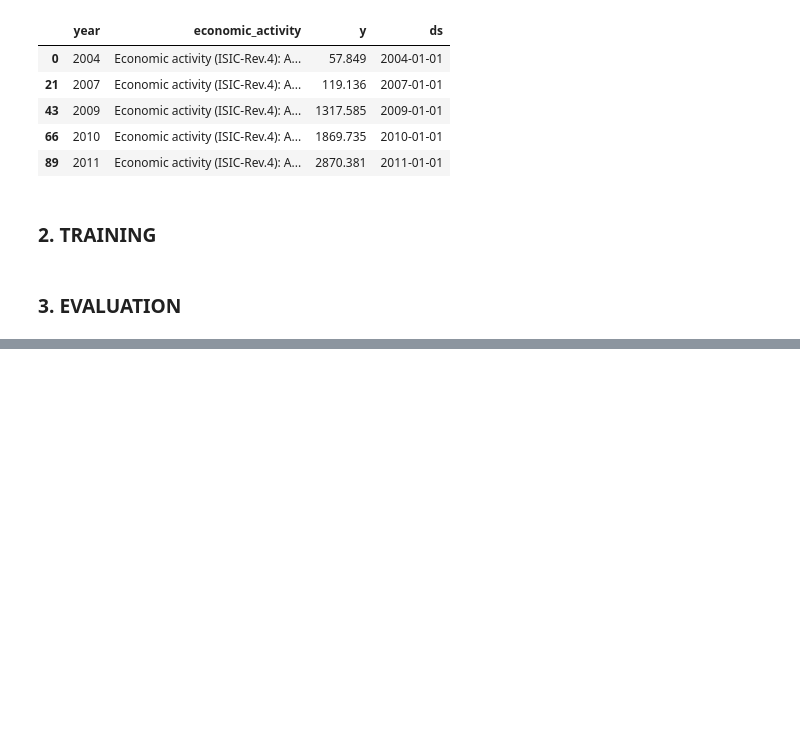
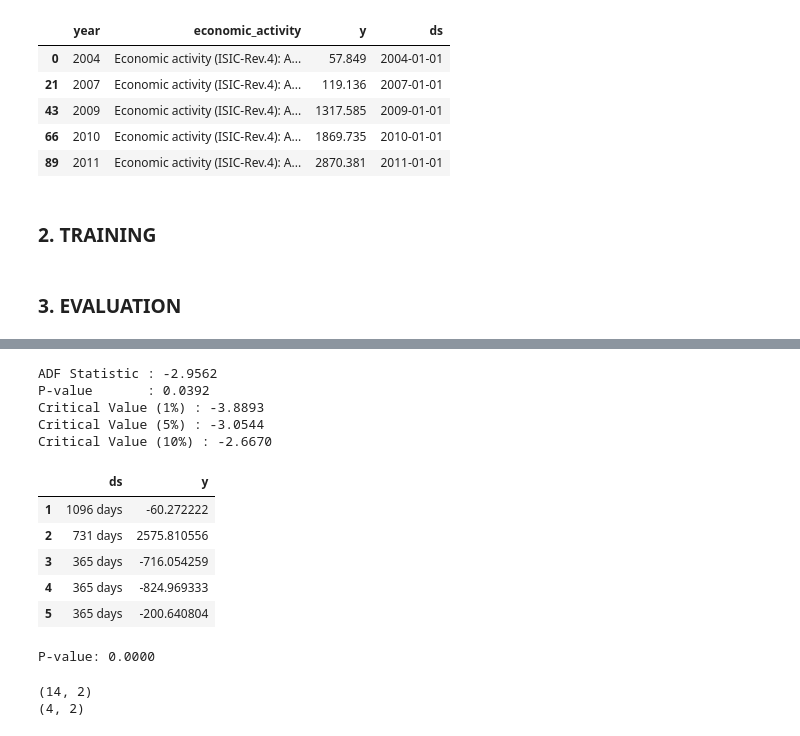
Before and after one commit to Babji-1/Job-lens-Africa, a Jupyter notebook: notebook.ipynb, the cells around one changed output, grey strips where cells are left out. Saved outputs shown, nothing was run; the diff lists cells and outputs as text; code cells hidden in the pictures; blank space fills up the shorter version.

Commit message:
complete time series forecasting workflow with ARIMA and Prophet

```diff
--- a/notebook.ipynb
+++ b/notebook.ipynb
@@ -792,0 +916,66 @@ fig.show()
+# %%
+
+### ARIMA:
+arima_data = (
+    data[
+        data['economic_activity'] ==
+        'Economic activity (ISIC-Rev.4): Total'
+    ]
+    .groupby('year', as_index=False)['employees_thousands']
+    .mean()
+)
+
+arima_data['ds'] = pd.to_datetime(
+    arima_data['year'],
+    format='%Y'
+)
+
+arima_data.rename(
+    columns={'employees_thousands':'y'},
+    inplace=True
+)
+
+arima_data = arima_data[['ds','y']]
+# %%
+from statsmodels.tsa.stattools import adfuller
+
+result = adfuller(arima_data['y'])
+
+print(f"ADF Statistic : {result[0]:.4f}")
+print(f"P-value       : {result[1]:.4f}")
+
+for key, value in result[4].items():
+    print(f"Critical Value ({key}) : {value:.4f}")
+# %% [output]
+ADF Statistic : -2.9562
+P-value       : 0.0392
+Critical Value (1%) : -3.8893
+Critical Value (5%) : -3.0544
+Critical Value (10%) : -2.6670
+# %%
+arima_diff = arima_data.diff().dropna()
+#arima_diff["y"] = arima_diff["y"].diff()
+arima_diff.head()
+# %% [output]
+|  | ds | y |
+| 1 | 1096 days | -60.272222 |
+| 2 | 731 days | 2575.810556 |
+| 3 | 365 days | -716.054259 |
+| 4 | 365 days | -824.969333 |
+| 5 | 365 days | -200.640804 |
+# %%
+result = adfuller(arima_diff['y'])
+
+print(f"P-value: {result[1]:.4f}")
+# %% [output]
+P-value: 0.0000
+# %%
+train = arima_data.iloc[:-4]
+
+test = arima_data.iloc[-4:]
+
+print(train.shape)
+print(test.shape)
+# %% [output]
+(14, 2)
+(4, 2)
```
Also changed, not shown: parts of 11 cells of this notebook.
